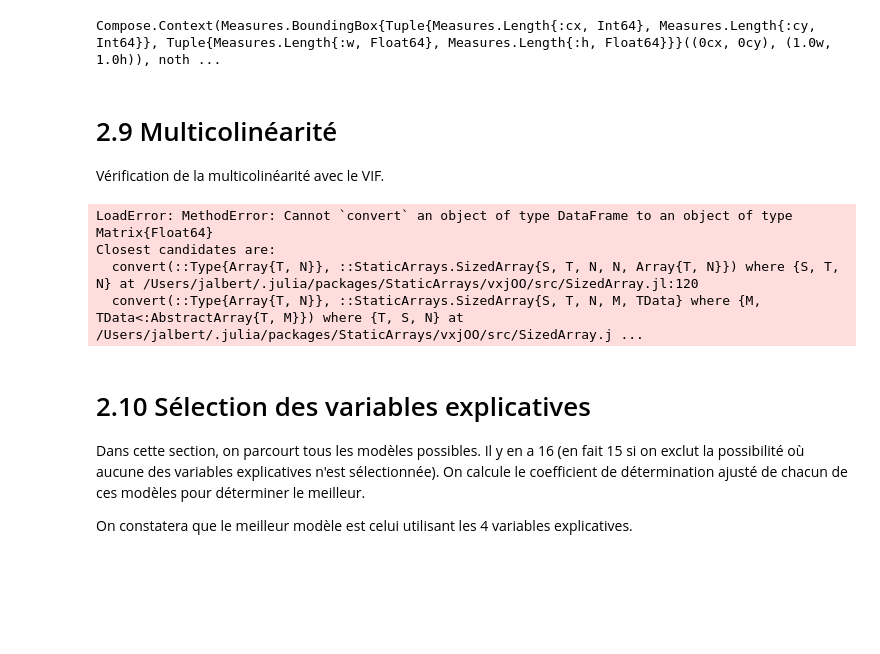
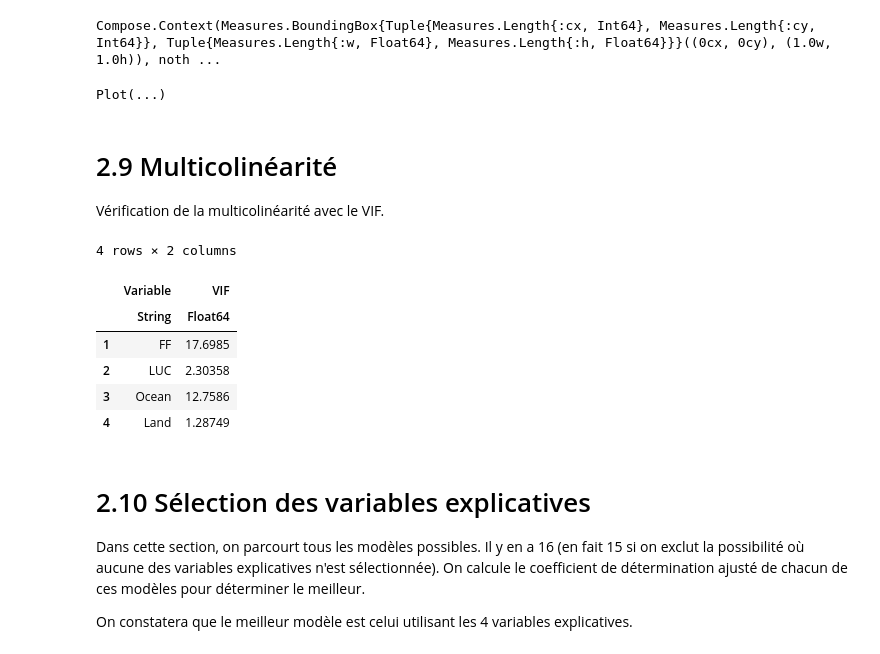
Before and after one commit to dasadou/MTH3302, a Jupyter notebook: Chapitre 2/Chap2.ipynb, the cells around one changed output. Cells and saved outputs as stored; diff of their text form; code cells hidden in the pictures; blank space fills up the shorter version.

```diff
--- a/Chapitre 2/Chap2.ipynb
+++ b/Chapitre 2/Chap2.ipynb
@@ -332,6 +332,14 @@ f2 = henryplot(e)
 hstack([f1, f2])
 # %% [output]
 Compose.Context(Measures.BoundingBox{Tuple{Measures.Length{:cx, Int64}, Measures.Length{:cy, Int64}}, Tuple{Measures.Length{:w, Float64}, Measures.Length{:h, Float64}}}((0cx, 0cy), (1.0w, 1.0h)), noth ...
+# %%
+# Exemple de droite de Henry lorsque la distribution n'est pas normale
+
+
+Gadfly.set_default_plot_size(12cm, 8cm)
+henryplot(rand(Gamma(1,1),30))
+# %% [output]
+Plot(...)
 # %% [markdown]
 # 2.9 Multicolinéarité
 
@@ -340,38 +348,41 @@ Vérification de la multicolinéarité avec le VIF.
 variables = names(data)[2:5]
 
 df = DataFrame(Variable = String[], VIF = Float64[])
 
 for variable in combinations(variables,1)
 
 #     println(variable[])
 
     y = data[:, variable[] ]
     ȳ = mean(y)
 
-    X = hcat(ones(n), convert(Matrix{Float64}, data[:, setdiff(variables, variable)]) )
+    X = hcat(ones(n), Matrix(data[:, setdiff(variables, variable)]) )
 
     β̂ = X\y
     ŷ = X*β̂
 
     e = y-ŷ
 
     SSE = e'*e
     SST = sum( (y .- ȳ).^2 )
 
     R² = 1 - SSE/SST
 
     VIF = 1/(1-R²)
 
     push!(df, [variable[], VIF])
 
 end
 
 df
 # %% [output]
-LoadError: MethodError: Cannot `convert` an object of type DataFrame to an object of type Matrix{Float64}
-Closest candidates are:
-  convert(::Type{Array{T, N}}, ::StaticArrays.SizedArray{S, T, N, N, Array{T, N}}) where {S, T, N} at /Users/jalbert/.julia/packages/StaticArrays/vxjOO/src/SizedArray.jl:120
-  convert(::Type{Array{T, N}}, ::StaticArrays.SizedArray{S, T, N, M, TData} where {M, TData<:AbstractArray{T, M}}) where {T, S, N} at /Users/jalbert/.julia/packages/StaticArrays/vxjOO/src/SizedArray.j ...
+4 rows × 2 columns
+|  | Variable | VIF |
+|  | String | Float64 |
+| 1 | FF | 17.6985 |
+| 2 | LUC | 2.30358 |
+| 3 | Ocean | 12.7586 |
+| 4 | Land | 1.28749 |
 # %% [markdown]
 # 2.10 Sélection des variables explicatives
 
```
Also changed, not shown: parts of 12 cells of this notebook.
